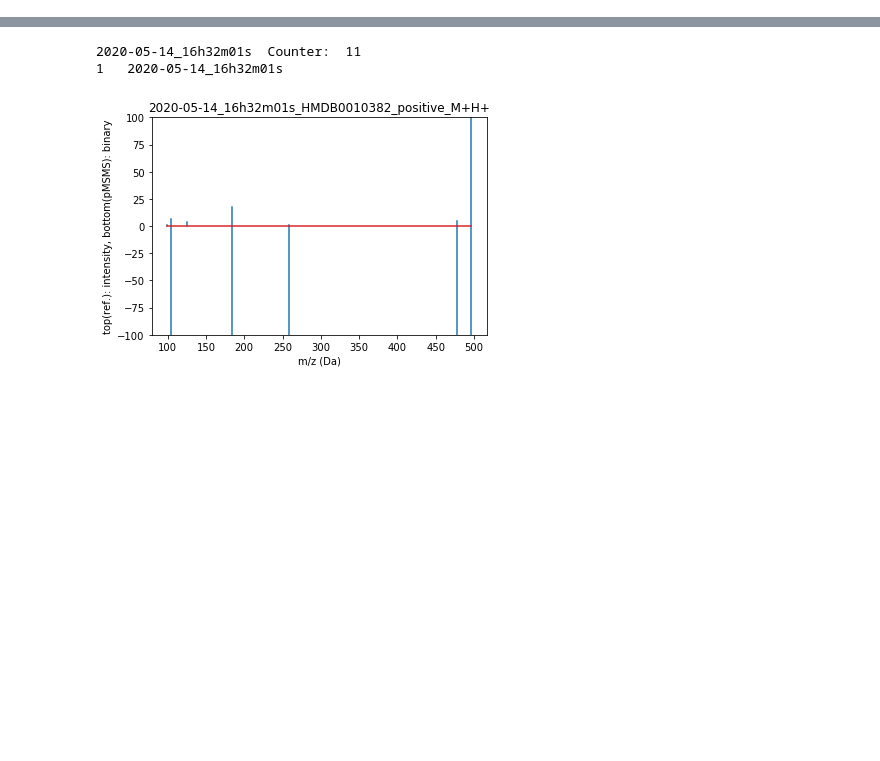
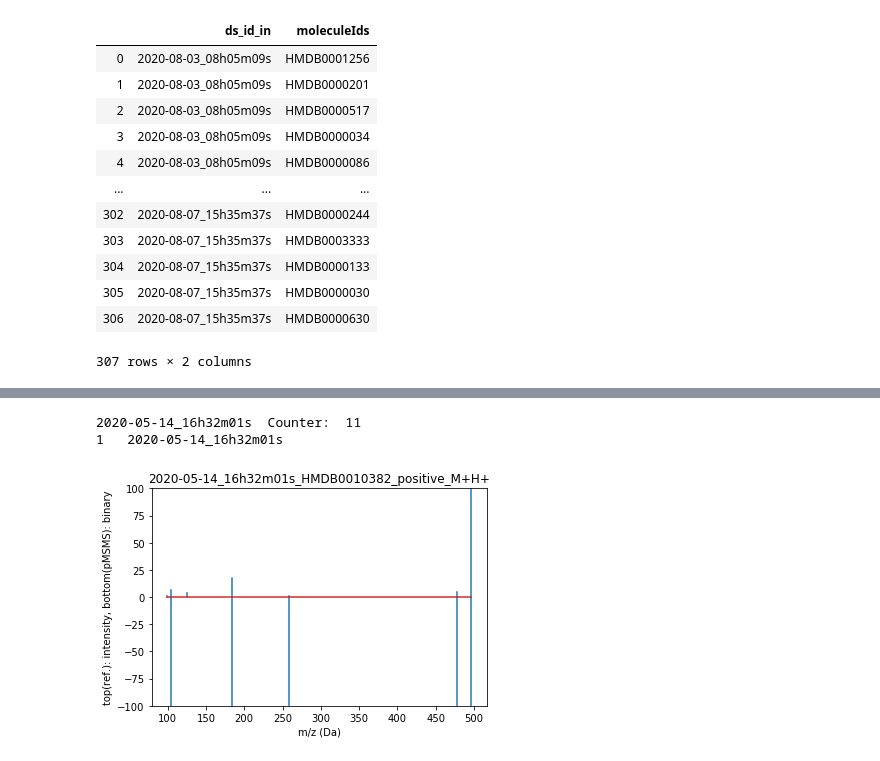
Before and after one commit to DinosaurInSpace/metaspace_msms_paper, a Jupyter notebook: I_spotted_standards.ipynb, the cells around one changed output, grey strips where cells are left out. Drawn from its saved outputs; the diff is of its cells as text; code cells hidden in the pictures; blank space fills up the shorter version.

```diff
--- a/I_spotted_standards.ipynb
+++ b/I_spotted_standards.ipynb
@@ -78 +100,13 @@ cm3_stds_df = cm3_df[cm3_df.id.isin(list(spotted_cmpds_df.id))].copy(deep=True)
+# %%
+# Captures all databases ran
+spotted_ds_id_in = {"2020-08-03_08h05m09s": ['positive', 'DHB', 'AIF_off', 'cm3_stds_df2'],
+                    "2020-08-03_19h30m50s": ['positive', 'DHB', 'AIF_on', 'cm3_stds_df2'],
+                    "2020-08-06_22h56m24s": ['negative', 'DAN', 'AIF_off', 'cm3_stds_df2'],
+                    "2020-08-07_15h35m37s": ['negative', 'DAN', 'AIF_on', 'cm3_stds_df2']}
+
+# Wrong-way matrix/ionization
+spotted_df_not_used = {"2020-08-07_15h01m22s": ['positive', 'DAN', 'AIF_off', 'cm3_stds_df2'],
+                       "2020-08-07_23h24m28s": ['positive', 'DAN', 'AIF_on', 'cm3_stds_df2'],
+                       "2020-08-04_01h47m02s": ['negative', 'DHB', 'AIF_off', 'cm3_stds_df2'],
+                       "2020-08-04_09h59m07s": ['negative', 'DHB', 'AIF_on', 'cm3_stds_df2']}
 # %%
@@ -94,0 +130,2 @@ out_df.to_pickle('cm3_spotted_msms_df.pickle')
+# %%
+out_df = pd.read_pickle('cm3_spotted_ms_df.pickle')
@@ -95,5 +140,4 @@ out_df.to_pickle('cm3_spotted_msms_df.pickle')
 # %%
-### not now ###
 # 7. Running and interpreting the METASPACE results.
 df_list = []
 for ms_ds_id in out_df.ds_id_out:
@@ -101,14 +145,30 @@ for ms_ds_id in out_df.ds_id_out:
     sm = SMInstance(host='https://beta.metaspace2020.eu')
     sm = logon_metaspace(sm)
     ds = sm.dataset(id=ms_ds_id)
-    results_df = ds.results(database='cm3_stds').reset_index()
+    results_df = ds.results(database='cm3_stds_df2').reset_index()
     results_df['ds_id_in'] = ds_id_in
     df_list.append(results_df)
 
 ms1_df = pd.concat(df_list)
-ms1_df = ms1_df[ms1_df.fdr <=0.2]
+ms1_df = ms1_df[ms1_df.fdr <=0.5]
 ms1_df = ms1_df[['ds_id_in', 'moleculeIds']]
 ms1_df = split_data_frame_list(ms1_df, 'moleculeIds')
 
 ## Plot MS1 figures here for standards to folder.
-## Need ds_id first!
+# %%
+# What do I do with this file?  Use for plotting?
+ms1_df
+# %% [output]
+|  | ds_id_in | moleculeIds |
+| 0 | 2020-08-03_08h05m09s | HMDB0001256 |
+| 1 | 2020-08-03_08h05m09s | HMDB0000201 |
+| 2 | 2020-08-03_08h05m09s | HMDB0000517 |
+| 3 | 2020-08-03_08h05m09s | HMDB0000034 |
+| 4 | 2020-08-03_08h05m09s | HMDB0000086 |
+| ... | ... | ... |
+| 302 | 2020-08-07_15h35m37s | HMDB0000244 |
+| 303 | 2020-08-07_15h35m37s | HMDB0003333 |
+| 304 | 2020-08-07_15h35m37s | HMDB0000133 |
+| 305 | 2020-08-07_15h35m37s | HMDB0000030 |
+| 306 | 2020-08-07_15h35m37s | HMDB0000630 |
+307 rows × 2 columns
```
Also changed, not shown: parts of 22 cells of this notebook, 21 other files.
